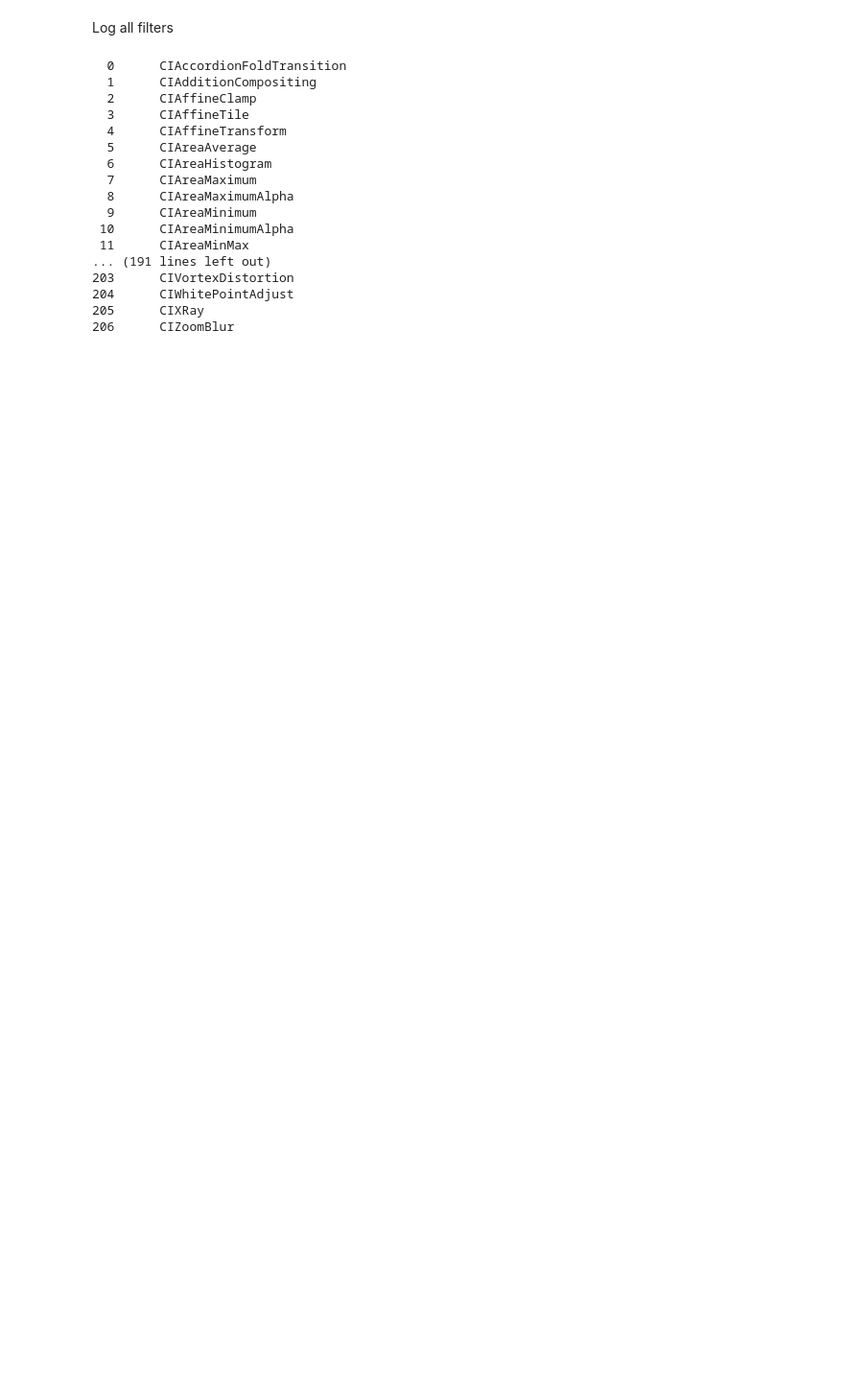
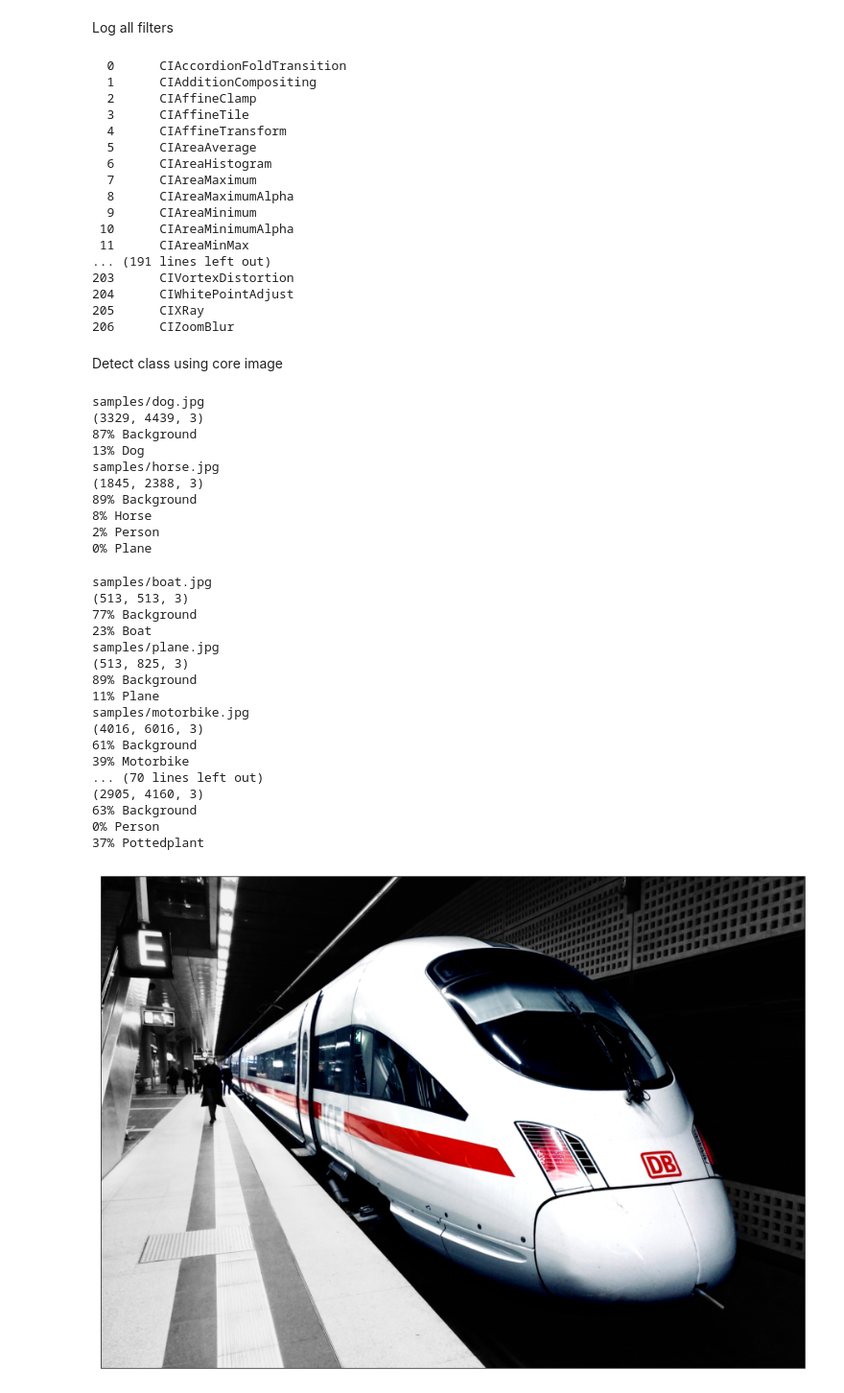
Before and after one commit to matthieurouif/filter_segmentation, a Jupyter notebook: fine_tuning_model.ipynb, the cells around one changed output. Shown at 96% size. Drawn from its saved outputs; the diff is of its cells as text; code cells hidden in the pictures; blank space fills up the shorter version.

```diff
--- a/fine_tuning_model.ipynb
+++ b/fine_tuning_model.ipynb
@@ -94,3 +94,41 @@ for i,f in enumerate(cimg.filters()):
 204      CIWhitePointAdjust
 205      CIXRay
 206      CIZoomBlur
+# %% [markdown]
+Detect class using core image
+# %%
+import os
+for file in os.listdir("samples"):
+    if file.endswith(".jpg"):
+        path = os.path.join("samples", file)
+        print(path)
+        filter(path)
+# %% [output]
+samples/dog.jpg
+(3329, 4439, 3)
+87% Background
+13% Dog
+samples/horse.jpg
+(1845, 2388, 3)
+89% Background
+8% Horse
+2% Person
+0% Plane
+samples/boat.jpg
+(513, 513, 3)
+77% Background
+23% Boat
+samples/plane.jpg
+(513, 825, 3)
+89% Background
+11% Plane
+samples/motorbike.jpg
+(4016, 6016, 3)
+61% Background
+39% Motorbike
+... (70 lines left out)
+(2905, 4160, 3)
+63% Background
+0% Person
+37% Pottedplant
+[figure, added]
```
Also changed, not shown: parts of 4 cells of this notebook, 20 other files.
